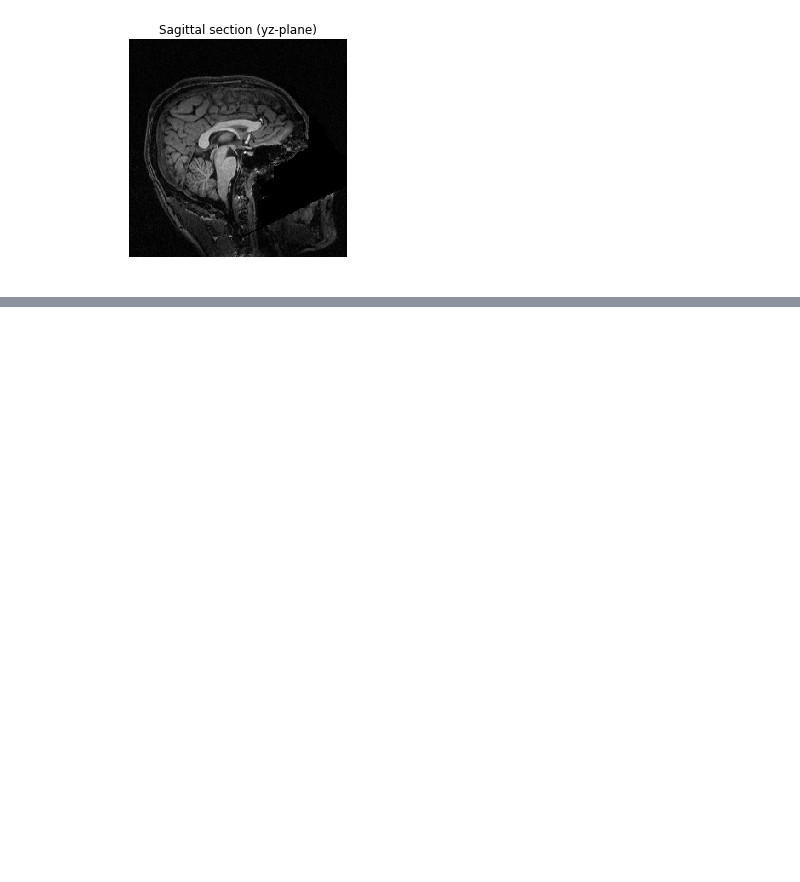
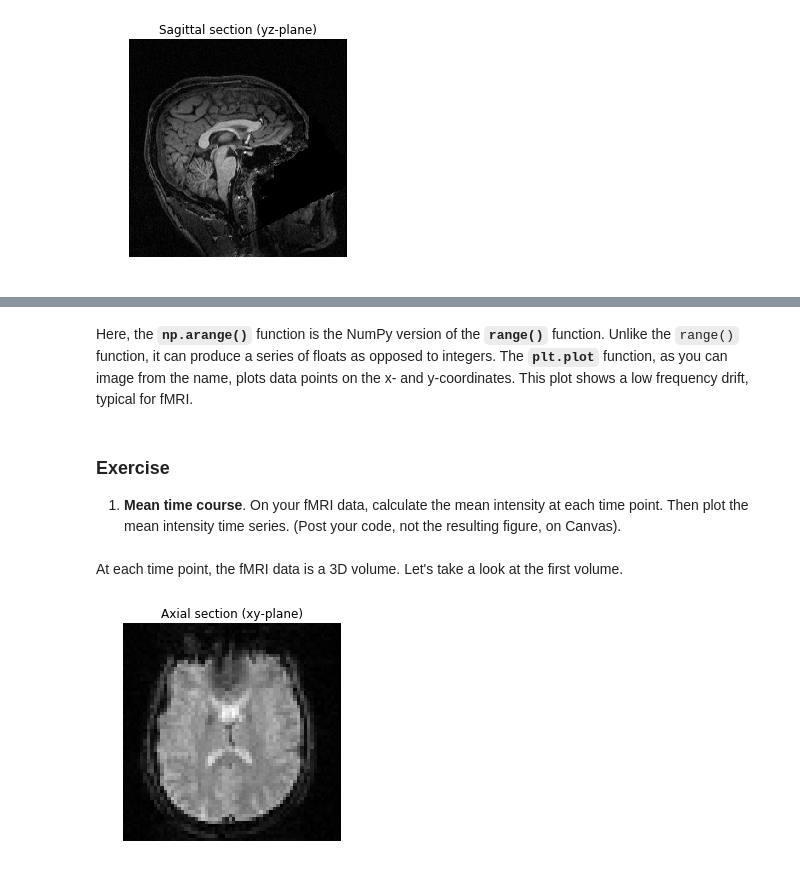
Before and after one commit to sathayas/JupyterfMRIFall2018, a Jupyter notebook: NumPy.ipynb, the cells around one changed output, grey strips where cells are left out. Cells and saved outputs as stored; diff of their text form; code cells hidden in the pictures; blank space fills up the shorter version.

```diff
--- a/NumPy.ipynb
+++ b/NumPy.ipynb
@@ -601,0 +685,14 @@ plt.show()
+# %% [markdown]
+Here, the **`np.arange()`** function is the NumPy version of the **`range()`** function. Unlike the `range()` function, it can produce a series of floats as opposed to integers. The **`plt.plot`** function, as you can image from the name, plots data points on the x- and y-coordinates. This plot shows a low frequency drift, typical for fMRI.
+# %% [markdown]
+### Exercise
+1. **Mean time course**. On your fMRI data, calculate the mean intensity at each time point. Then plot the mean intensity time series. (Post your code, not the resulting figure, on Canvas).
+# %% [markdown]
+At each time point, the fMRI data is a 3D volume. Let's take a look at the first volume.
+# %%
+# displaying sections
+show_section(X_fMRI,'xy',zSlice, tSlice)
+plt.title('Axial section (xy-plane)')
+plt.show()
+# %% [output]
+[figure, added]
```
Also changed, not shown: parts of 26 cells of this notebook.
